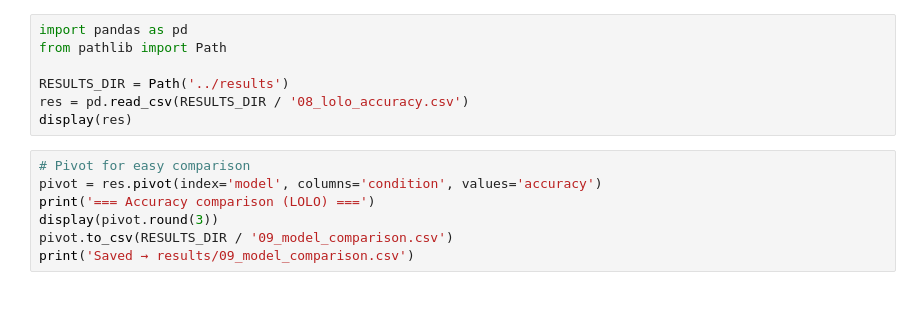
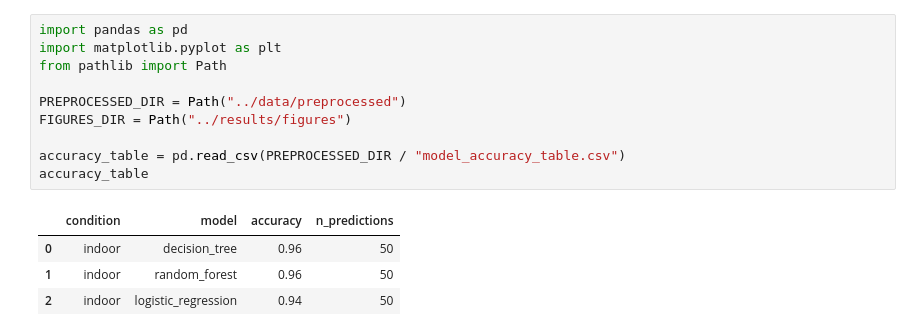
Before and after one commit to Sakhiur2022/HydroSense, a Jupyter notebook: ml/notebooks/09_model_comparison_and_selection.ipynb, the cells around one changed output. Cells and saved outputs as stored; diff of their text form; blank space fills up the shorter version.

```diff
--- a/ml/notebooks/09_model_comparison_and_selection.ipynb
+++ b/ml/notebooks/09_model_comparison_and_selection.ipynb
@@ -8,14 +13,15 @@
 # %%
 import pandas as pd
+import matplotlib.pyplot as plt
 from pathlib import Path
 
-RESULTS_DIR = Path('../results')
-res = pd.read_csv(RESULTS_DIR / '08_lolo_accuracy.csv')
-display(res)
+PREPROCESSED_DIR = Path("../data/preprocessed")
+FIGURES_DIR = Path("../results/figures")
+
+accuracy_table = pd.read_csv(PREPROCESSED_DIR / "model_accuracy_table.csv")
+accuracy_table
+# %% [output]
+|  | condition | model | accuracy | n_predictions |
+| 0 | indoor | decision_tree | 0.96 | 50 |
+| 1 | indoor | random_forest | 0.96 | 50 |
+| 2 | indoor | logistic_regression | 0.94 | 50 |
-# %%
-# Pivot for easy comparison
-pivot = res.pivot(index='model', columns='condition', values='accuracy')
-print('=== Accuracy comparison (LOLO) ===')
-display(pivot.round(3))
-pivot.to_csv(RESULTS_DIR / '09_model_comparison.csv')
-print('Saved → results/09_model_comparison.csv')
```
Also changed, not shown: parts of 11 cells of this notebook, 2 other files.
